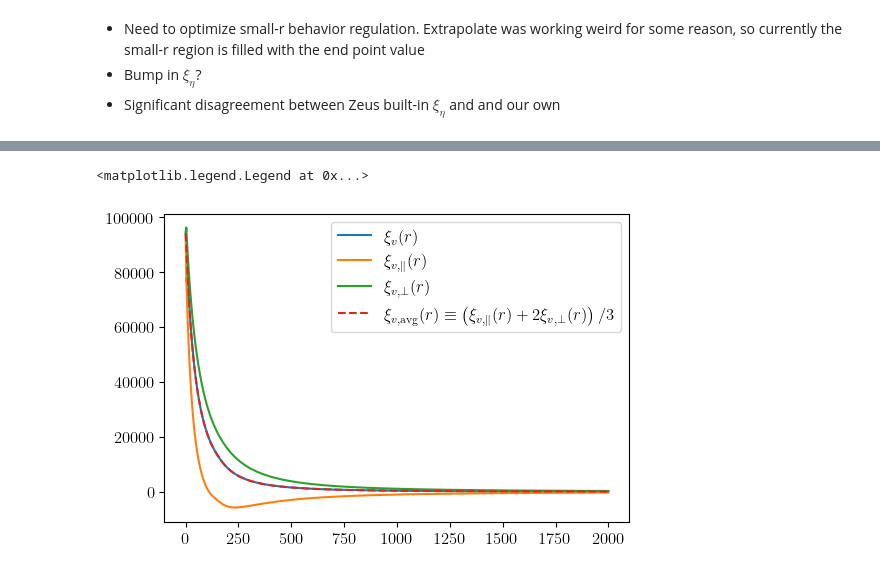
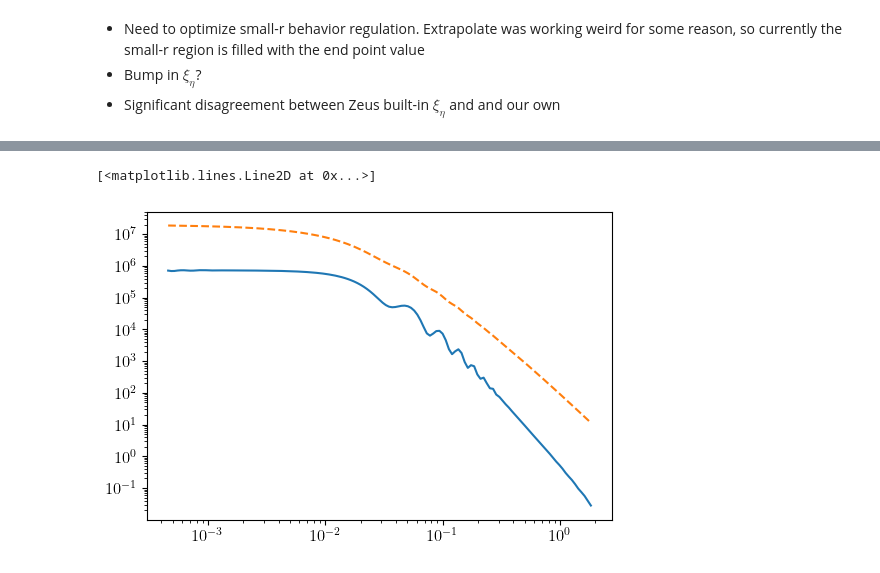
Before and after one commit to ryanyrzh/Zeus21, a Jupyter notebook: aniso_tests/xi_eta_aniso.ipynb, the cells around one changed output, grey strips where cells are left out. Cells and saved outputs as stored; diff of their text form; code cells hidden in the pictures.

```diff
--- a/aniso_tests/xi_eta_aniso.ipynb
+++ b/aniso_tests/xi_eta_aniso.ipynb
@@ -10,8 +10,8 @@ import zeus21
 plt.rc('text', usetex=True)
 plt.rc('font', family='serif', size=12)
 # %%
-UserParams = zeus21.User_Parameters(precisionboost=2)
-CosmoParams_input = zeus21.Cosmo_Parameters_Input(kmax_CLASS=1000., USE_RELATIVE_VELOCITIES=True,)
+UserParams = zeus21.User_Parameters(precisionboost=3)
+CosmoParams_input = zeus21.Cosmo_Parameters_Input(kmax_CLASS=1000., USE_RELATIVE_VELOCITIES=True, ANISO_XI_ETA=True)
 ClassyCosmo = zeus21.runclass(CosmoParams_input)
 CosmoParams = zeus21.Cosmo_Parameters(UserParams, CosmoParams_input, ClassyCosmo)
 CorrFClass = zeus21.Correlations(UserParams, CosmoParams, ClassyCosmo)
@@ -45,17 +54,14 @@ Error at r=0: xi_eta_para: 1.65%, xi_eta_perp: 0.46%
 # %%
-xi_v = CorrFClass.xi_RR_CF_v_old
-xi_para = CorrFClass.xi_RR_CF_para_old
-xi_perp = CorrFClass.xi_RR_CF_perp_old
-xi_avg = (xi_para + 2 * xi_perp) / 3
+klist = CorrFClass._klistCF
+P_eta_zeus = CorrFClass._PkEtaCF
 
-fig, ax = plt.subplots(1,1, figsize=(6,4))
-ax.plot(r_list, xi_v[0, 0, :]/3, label=r'$\xi_{v}(r)$')
-ax.plot(r_list, xi_para[0, 0, :], label=r'$\xi_{v,\parallel}(r)$')
-ax.plot(r_list, xi_perp[0, 0, :], label=r'$\xi_{v,\perp}(r)$')
-ax.plot(r_list, xi_avg[0, 0, :], label=r'$\xi_{v,\mathrm{avg}}(r)\equiv\left(\xi_{v,\parallel}(r)+2\xi_{v,\perp}(r)\right)/3$',
-        linestyle='--')
-ax.legend()
+P_zeus = CorrFClass._PklinCF
+P_eta_ours = P_zeus / klist
+
+fig, ax = plt.subplots(1, 1, figsize=(6, 4))
+ax.loglog(klist, P_eta_zeus, label=r'$P_{\eta}(k)$')
+ax.loglog(klist, P_eta_ours, label=r'$P_{\eta,\mathrm{ours}}(k)$', linestyle='--')
 # ax.set_xbound(0, 5)
 # %% [output]
-<matplotlib.legend.Legend at 0x...>
+[<matplotlib.lines.Line2D at 0x...>]
-[figure, old version]
+[figure, new version]
```
Also changed, not shown: parts of 7 cells of this notebook, 2 other files.
